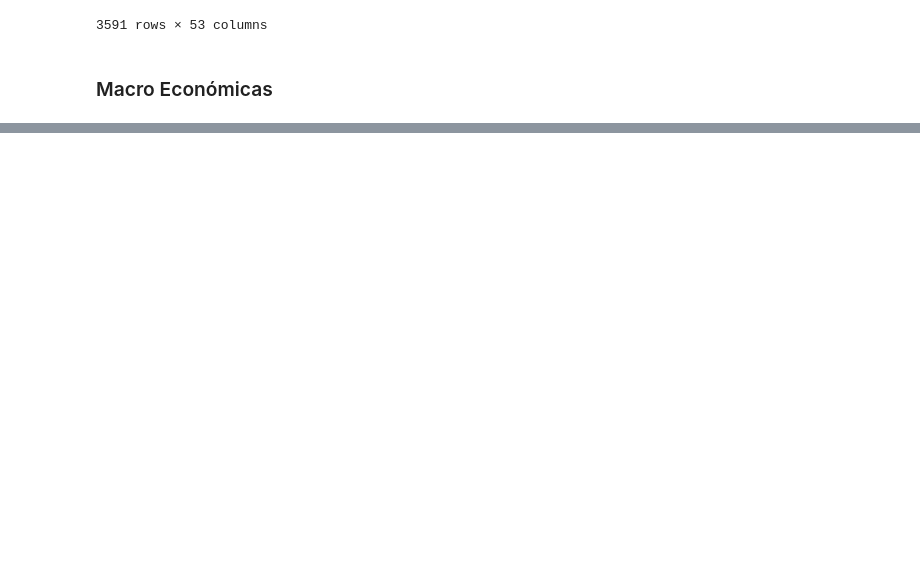
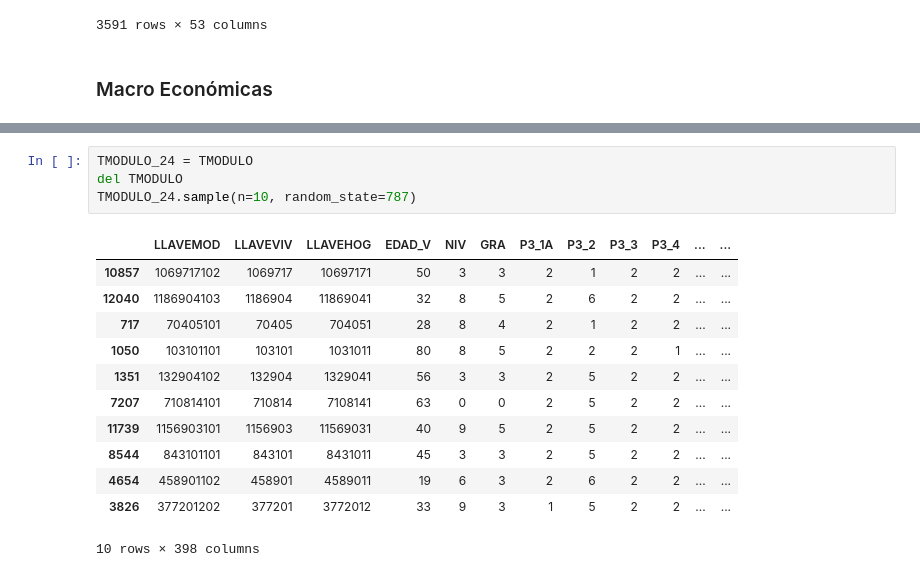
Before and after one commit to brau126/develop_data_science, a Jupyter notebook: Academic/Diplomado/Proyecto/Exploracion_TAD.ipynb, the cells around one changed output, grey strips where cells are left out. Drawn from its saved outputs; the diff is of its cells as text; blank space fills up the shorter version.

```diff
--- a/Academic/Diplomado/Proyecto/Exploracion_TAD.ipynb
+++ b/Academic/Diplomado/Proyecto/Exploracion_TAD.ipynb
@@ -345,0 +433,17 @@ No se omite, pero no pienso hacerlo ahorita
+# %%
+TMODULO_24 = TMODULO
+del TMODULO
+TMODULO_24.sample(n=10, random_state=787)
+# %% [output]
+|  | LLAVEMOD | LLAVEVIV | LLAVEHOG | EDAD_V | NIV | GRA | P3_1A | P3_2 | P3_3 | P3_4 | ... | ... |
+| 10857 | 1069717102 | 1069717 | 10697171 | 50 | 3 | 3 | 2 | 1 | 2 | 2 | ... | ... |
+| 12040 | 1186904103 | 1186904 | 11869041 | 32 | 8 | 5 | 2 | 6 | 2 | 2 | ... | ... |
+| 717 | 70405101 | 70405 | 704051 | 28 | 8 | 4 | 2 | 1 | 2 | 2 | ... | ... |
+| 1050 | 103101101 | 103101 | 1031011 | 80 | 8 | 5 | 2 | 2 | 2 | 1 | ... | ... |
+| 1351 | 132904102 | 132904 | 1329041 | 56 | 3 | 3 | 2 | 5 | 2 | 2 | ... | ... |
+| 7207 | 710814101 | 710814 | 7108141 | 63 | 0 | 0 | 2 | 5 | 2 | 2 | ... | ... |
+| 11739 | 1156903101 | 1156903 | 11569031 | 40 | 9 | 5 | 2 | 5 | 2 | 2 | ... | ... |
+| 8544 | 843101101 | 843101 | 8431011 | 45 | 3 | 3 | 2 | 5 | 2 | 2 | ... | ... |
+| 4654 | 458901102 | 458901 | 4589011 | 19 | 6 | 3 | 2 | 6 | 2 | 2 | ... | ... |
+| 3826 | 377201202 | 377201 | 3772012 | 33 | 9 | 3 | 1 | 5 | 2 | 2 | ... | ... |
+10 rows × 398 columns
```
Also changed, not shown: parts of 43 cells of this notebook, 2 other files.
